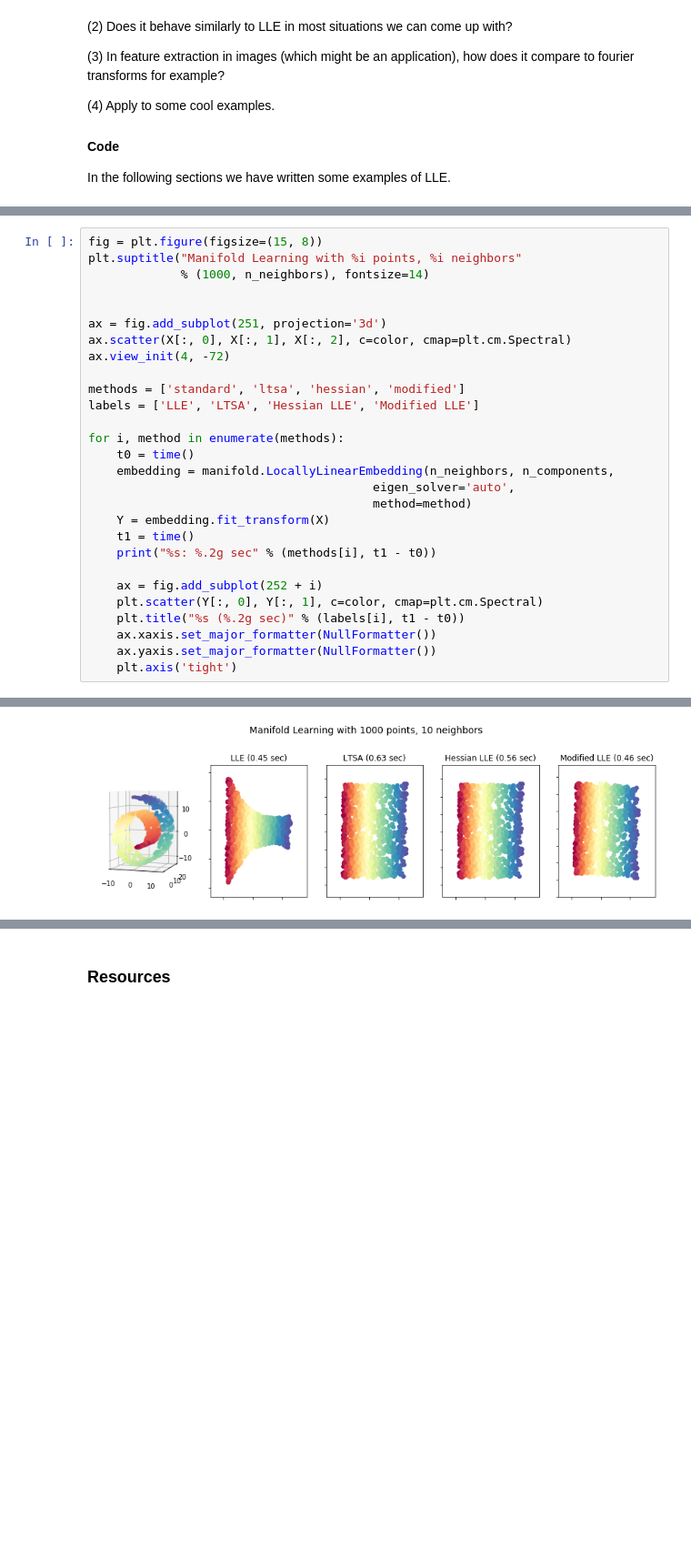
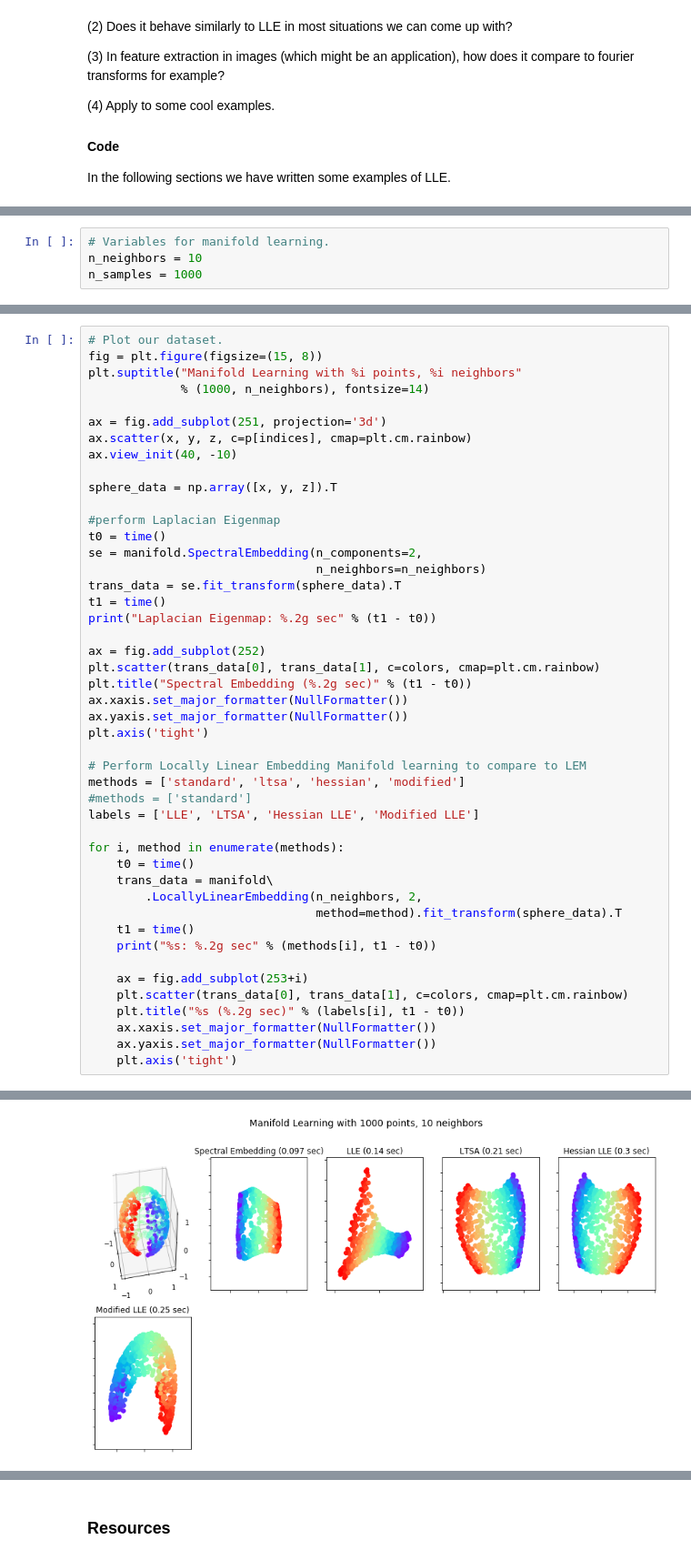
Before and after one commit to hlml-toronto/machinelearning, a Jupyter notebook: guides/LEM.ipynb, the cells around one changed output, grey strips where cells are left out. Shown: that part at 91% size. Cells and saved outputs as stored; diff of their text form; blank space fills up the shorter version.

```diff
--- a/guides/LEM.ipynb
+++ b/guides/LEM.ipynb
@@ -145,0 +142,4 @@ n_components = 2
+# %%
+# Variables for manifold learning.
+n_neighbors = 10
+n_samples = 1000
@@ -146,27 +171,45 @@ n_components = 2
 # %%
+# Plot our dataset.
 fig = plt.figure(figsize=(15, 8))
 plt.suptitle("Manifold Learning with %i points, %i neighbors"
              % (1000, n_neighbors), fontsize=14)
 
+ax = fig.add_subplot(251, projection='3d')
+ax.scatter(x, y, z, c=p[indices], cmap=plt.cm.rainbow)
+ax.view_init(40, -10)
 
-ax = fig.add_subplot(251, projection='3d')
-ax.scatter(X[:, 0], X[:, 1], X[:, 2], c=color, cmap=plt.cm.Spectral)
-ax.view_init(4, -72)
+sphere_data = np.array([x, y, z]).T
 
+#perform Laplacian Eigenmap
+t0 = time()
+se = manifold.SpectralEmbedding(n_components=2,
+                                n_neighbors=n_neighbors)
+trans_data = se.fit_transform(sphere_data).T
+t1 = time()
+print("Laplacian Eigenmap: %.2g sec" % (t1 - t0))
+
+ax = fig.add_subplot(252)
+plt.scatter(trans_data[0], trans_data[1], c=colors, cmap=plt.cm.rainbow)
+plt.title("Spectral Embedding (%.2g sec)" % (t1 - t0))
+ax.xaxis.set_major_formatter(NullFormatter())
+ax.yaxis.set_major_formatter(NullFormatter())
+plt.axis('tight')
+
+# Perform Locally Linear Embedding Manifold learning to compare to LEM
 methods = ['standard', 'ltsa', 'hessian', 'modified']
+#methods = ['standard']
 labels = ['LLE', 'LTSA', 'Hessian LLE', 'Modified LLE']
 
 for i, method in enumerate(methods):
     t0 = time()
-    embedding = manifold.LocallyLinearEmbedding(n_neighbors, n_components,
-                                        eigen_solver='auto',
-                                        method=method)
-    Y = embedding.fit_transform(X)
+    trans_data = manifold\
+        .LocallyLinearEmbedding(n_neighbors, 2,
+                                method=method).fit_transform(sphere_data).T
     t1 = time()
     print("%s: %.2g sec" % (methods[i], t1 - t0))
 
-    ax = fig.add_subplot(252 + i)
-    plt.scatter(Y[:, 0], Y[:, 1], c=color, cmap=plt.cm.Spectral)
+    ax = fig.add_subplot(253+i)
+    plt.scatter(trans_data[0], trans_data[1], c=colors, cmap=plt.cm.rainbow)
     plt.title("%s (%.2g sec)" % (labels[i], t1 - t0))
     ax.xaxis.set_major_formatter(NullFormatter())
     ax.yaxis.set_major_formatter(NullFormatter())
@@ -179 +223 @@ modified: 0.46 sec
-[figure, old version]
+[figure, new version]
```
Also changed, not shown: parts of 12 cells of this notebook.
